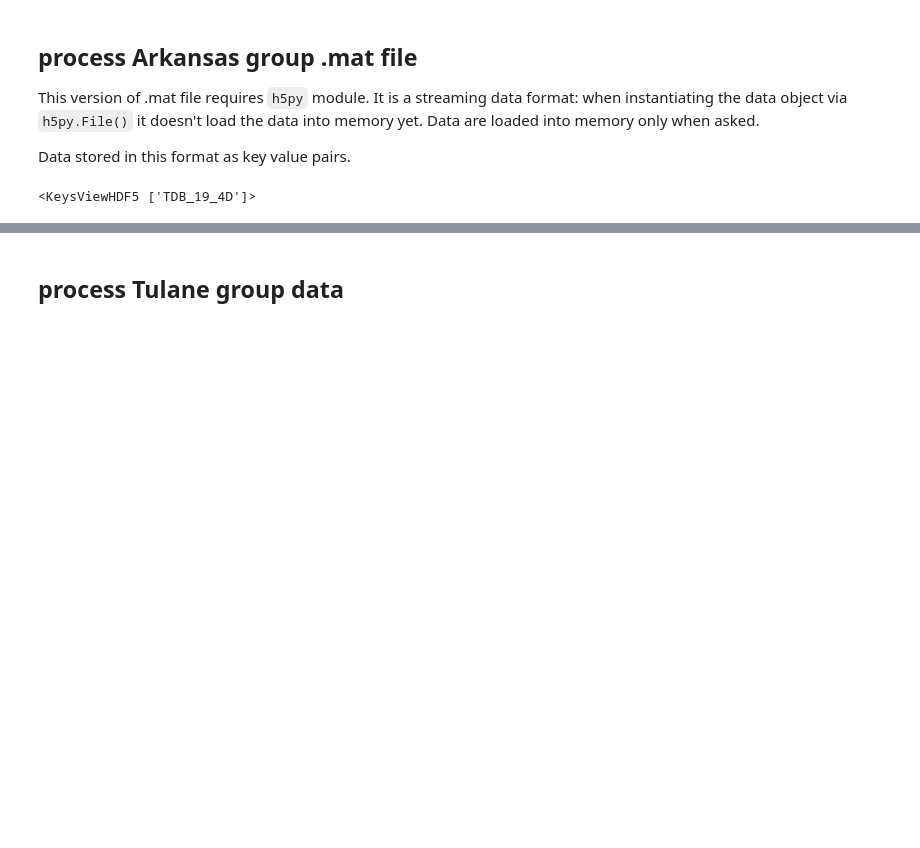
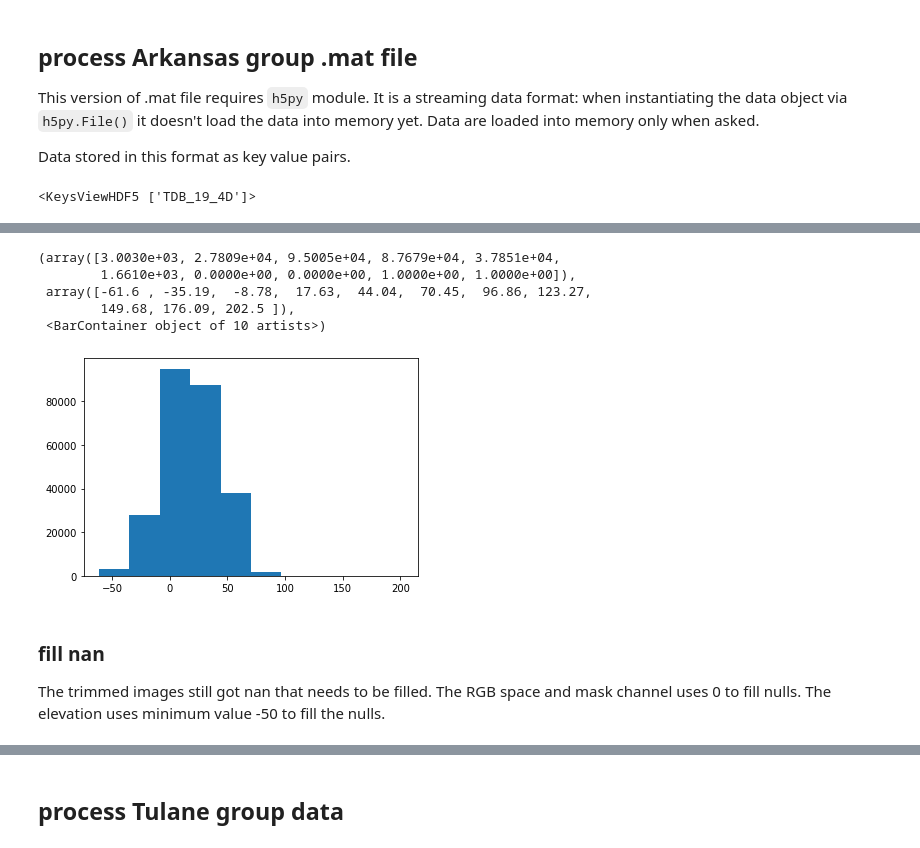
Before and after one commit to badGarnet/channel_image_segmentation, a Jupyter notebook: notes/data ingestion.ipynb, the cells around one changed output, grey strips where cells are left out. Drawn from its saved outputs; the diff is of its cells as text; code cells hidden in the pictures; blank space fills up the shorter version.

```diff
--- a/notes/data ingestion.ipynb
+++ b/notes/data ingestion.ipynb
@@ -26,0 +63,12 @@ d19['TDB_19_4D']
+# %%
+plt.hist(trim_data2[-1, :, :, 2].ravel())
+# %% [output]
+(array([3.0030e+03, 2.7809e+04, 9.5005e+04, 8.7679e+04, 3.7851e+04,
+        1.6610e+03, 0.0000e+00, 0.0000e+00, 1.0000e+00, 1.0000e+00]),
+ array([-61.6 , -35.19,  -8.78,  17.63,  44.04,  70.45,  96.86, 123.27,
+        149.68, 176.09, 202.5 ]),
+ <BarContainer object of 10 artists>)
+[figure, added]
+# %% [markdown]
+### fill nan
+The trimmed images still got nan that needs to be filled. The RGB space and mask channel uses 0 to fill nulls. The elevation uses minimum value -50 to fill the nulls.
```
Also changed, not shown: parts of 14 cells of this notebook.
